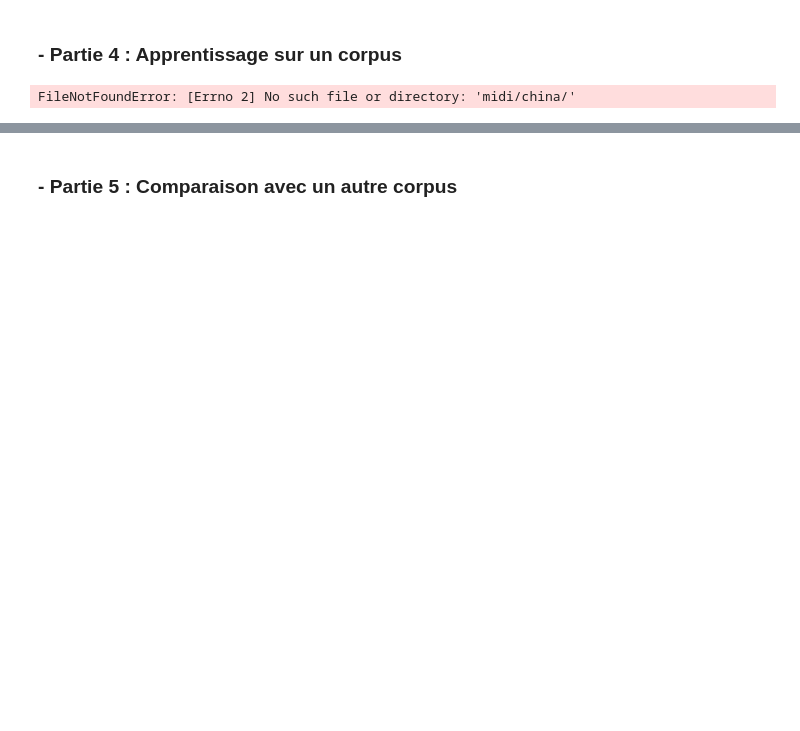
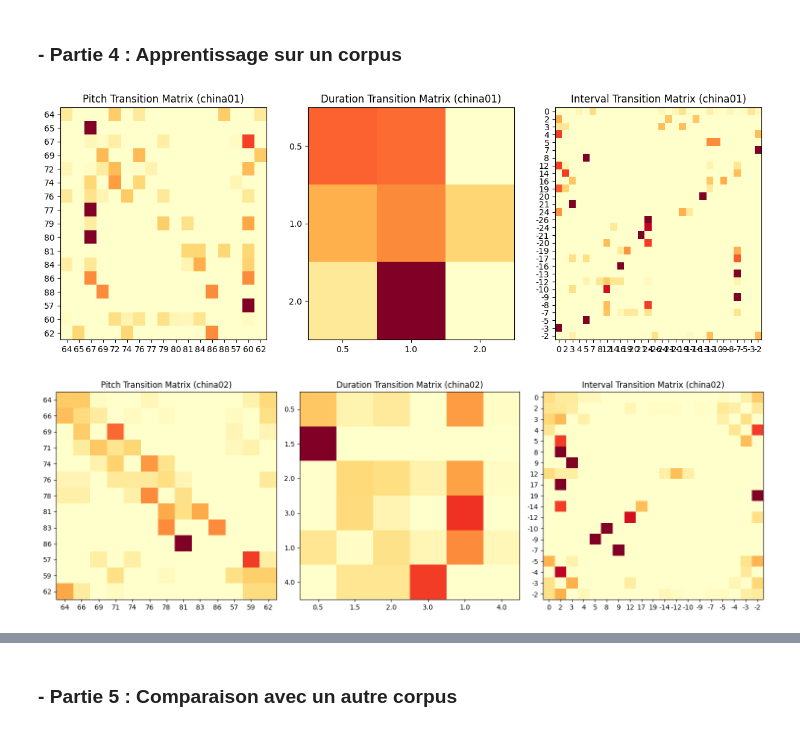
Before and after one commit to NotTheStallion/music-ai, a Jupyter notebook: tp-2_AIM.ipynb, the cells around one changed output, grey strips where cells are left out. Cells and saved outputs as stored; diff of their text form; code cells hidden in the pictures; blank space fills up the shorter version.

```diff
--- a/tp-2_AIM.ipynb
+++ b/tp-2_AIM.ipynb
@@ -666,5 +511,29 @@ def save_melody_to_midi(pitches, durations, output_file_path='output.mid'):
-# %%
-best_china_melody, best_china_log_probability = train_melody_model('midi/china/')
-save_melody_to_midi(best_china_melody[0], best_china_melody[1], output_file_path='midi/output_corpus_china.mid')
-# %% [output]
-FileNotFoundError: [Errno 2] No such file or directory: 'midi/china/'
+# %%
+note_pitches_01, durations_01, intervals_01 = load_midi_file('china/china/china01.mid')
+note_pitches_02, durations_02, intervals_02 = load_midi_file('china/china/china02.mid')
+
+
+unique_pitches_01, pit_transition_matrix_01 = get_transition_matrix(note_pitches_01)
+unique_durations_01, dur_transition_matrix_01 = get_transition_matrix(durations_01)
+unique_intervals_01, inter_transition_matrix_01 = get_transition_matrix(intervals_01)
+
+
+unique_pitches_02, pit_transition_matrix_02 = get_transition_matrix(note_pitches_02)
+unique_durations_02, dur_transition_matrix_02 = get_transition_matrix(durations_02)
+unique_intervals_02, inter_transition_matrix_02 = get_transition_matrix(intervals_02)
+
+
+fig, axs = plt.subplots(1, 3, figsize=(15, 5))
+plot_transition_matrix(axs[0], pit_transition_matrix_01, unique_pitches_01, 'Pitch Transition Matrix (china01)')
+plot_transition_matrix(axs[1], dur_transition_matrix_01, unique_durations_01, 'Duration Transition Matrix (china01)')
+plot_transition_matrix(axs[2], inter_transition_matrix_01, unique_intervals_01, 'Interval Transition Matrix (china01)')
+
+fig, axs = plt.subplots(1, 3, figsize=(15, 5))
+plot_transition_matrix(axs[0], pit_transition_matrix_02, unique_pitches_02, 'Pitch Transition Matrix (china02)')
+plot_transition_matrix(axs[1], dur_transition_matrix_02, unique_durations_02, 'Duration Transition Matrix (china02)')
+plot_transition_matrix(axs[2], inter_transition_matrix_02, unique_intervals_02, 'Interval Transition Matrix (china02)')
+plt.tight_layout()
+plt.show()
+# %% [output]
+[figure, added]
+[figure, added]
```
Also changed, not shown: parts of 12 cells of this notebook.
